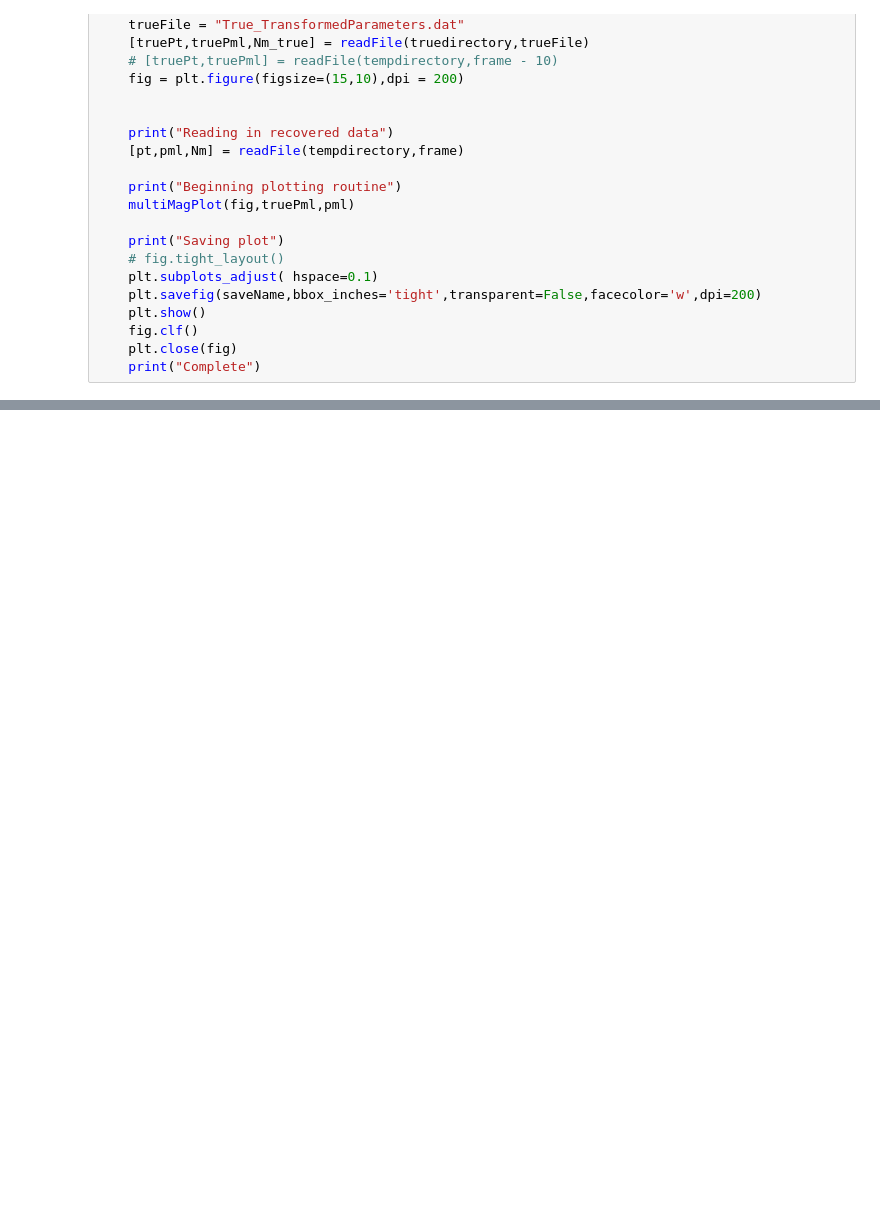
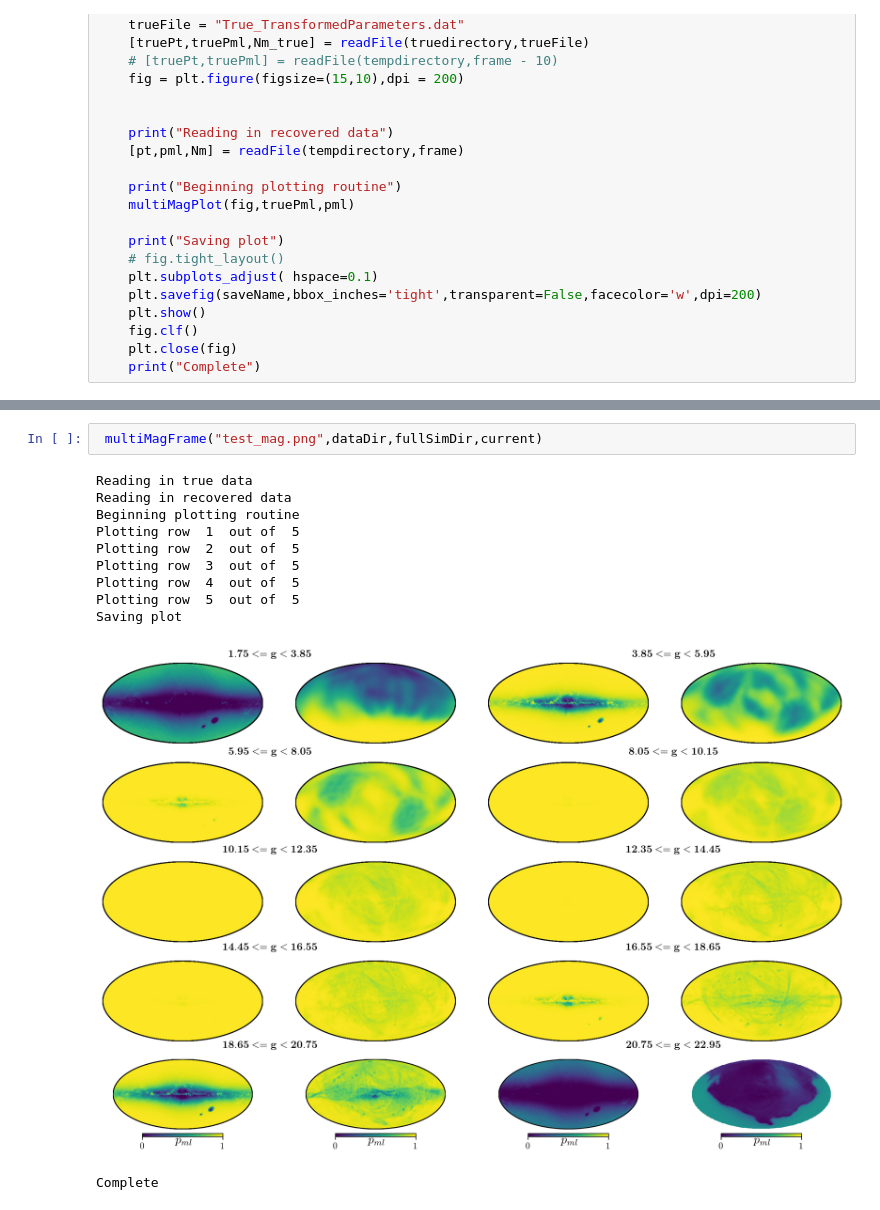
Before and after one commit to gaiaverse/Gaia-EDR3-selection-function, a Jupyter notebook: OutputAnalysis/JackPlotting/JuypterPlotter.ipynb, the cells around one changed output, grey strips where cells are left out. Cells and saved outputs as stored; diff of their text form; blank space fills up the shorter version.

```diff
--- a/OutputAnalysis/JackPlotting/JuypterPlotter.ipynb
+++ b/OutputAnalysis/JackPlotting/JuypterPlotter.ipynb
@@ -390,0 +378,14 @@ Complete
+# %%
+ multiMagFrame("test_mag.png",dataDir,fullSimDir,current)
+# %% [output]
+Reading in true data
+Reading in recovered data
+Beginning plotting routine
+Plotting row  1  out of  5
+Plotting row  2  out of  5
+Plotting row  3  out of  5
+Plotting row  4  out of  5
+Plotting row  5  out of  5
+Saving plot
+[figure, added]
+Complete
```
Also changed, not shown: parts of 5 cells of this notebook, 3 other files.
